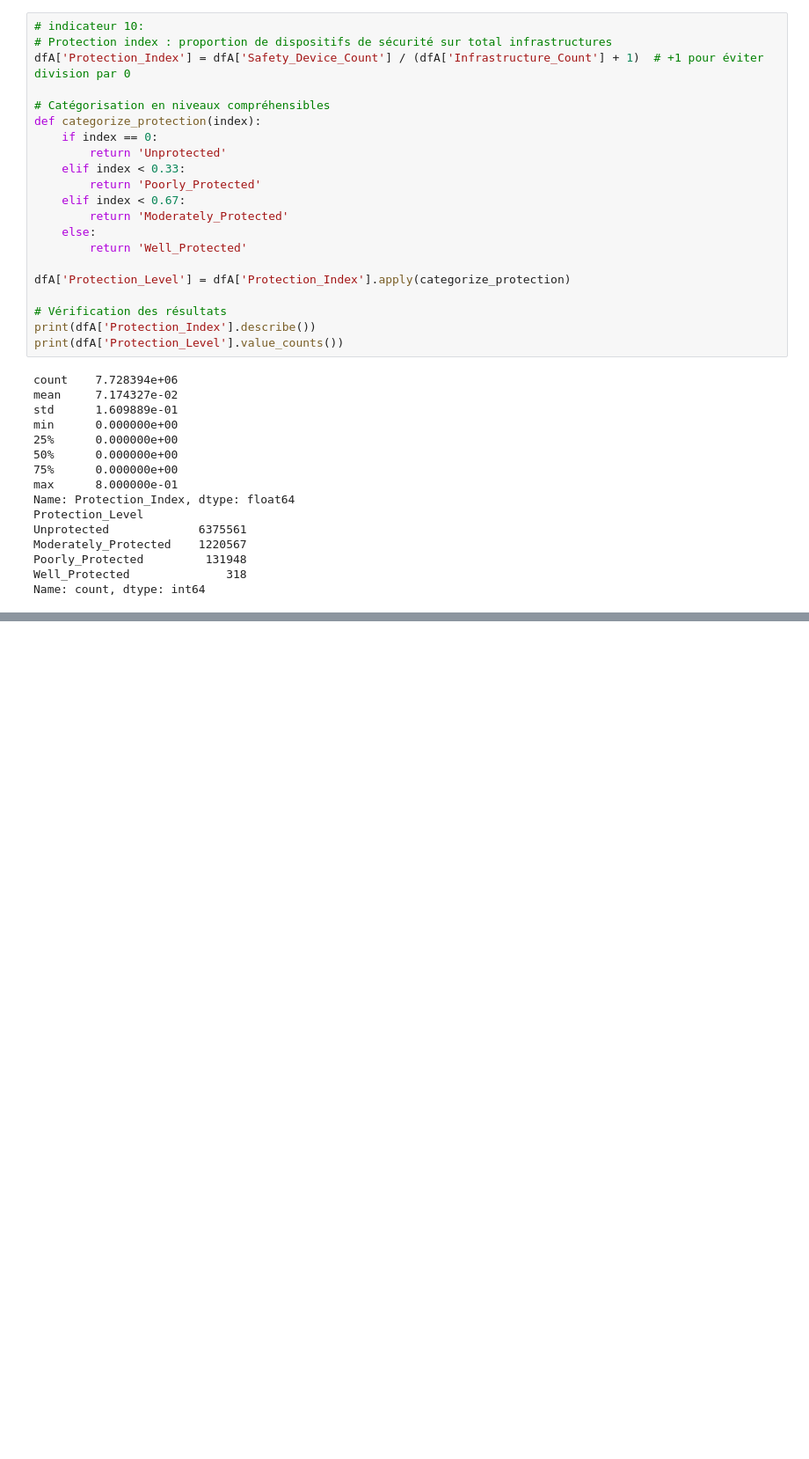
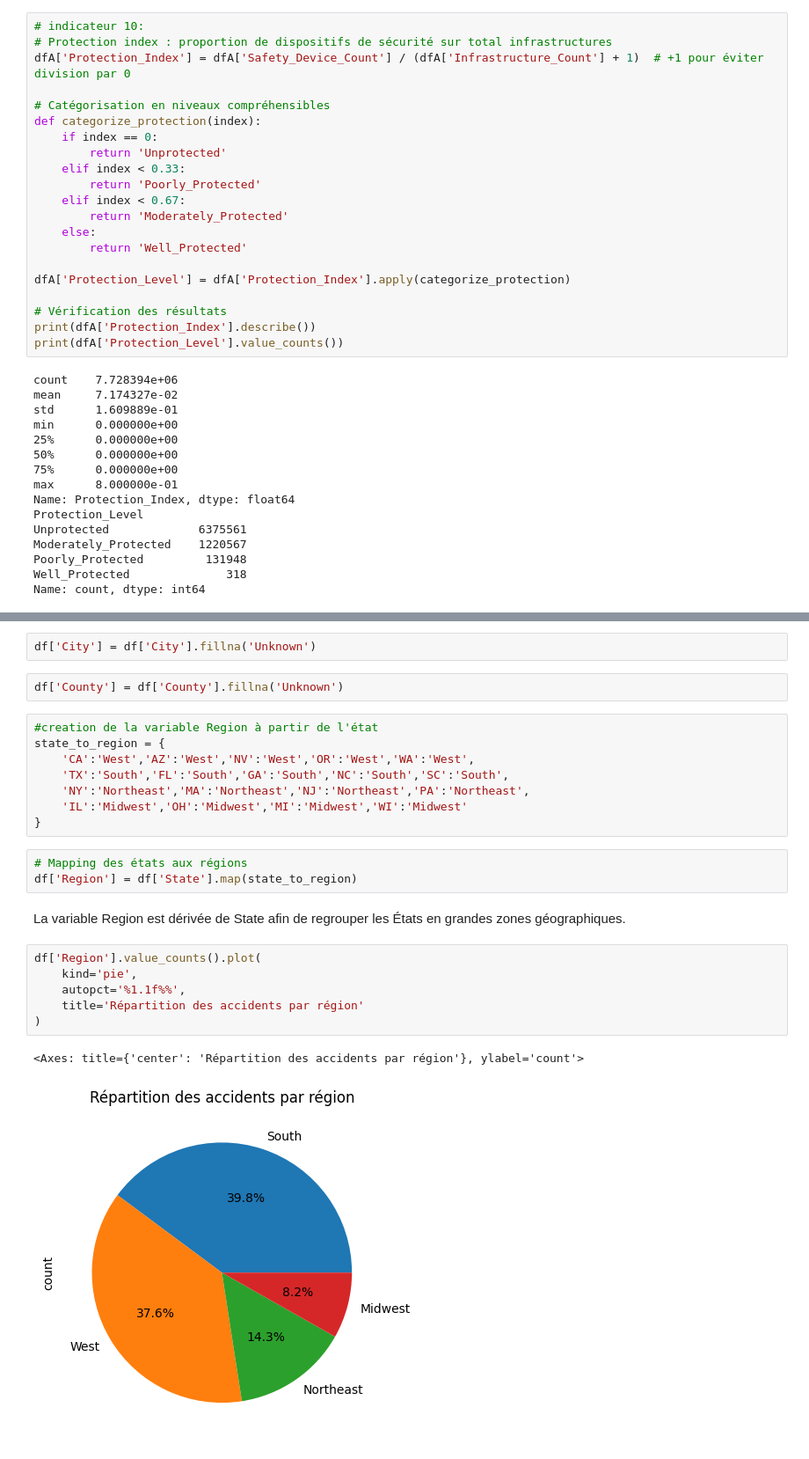
Before and after one commit to zinebettahery/US-Accidents, a Jupyter notebook: notebooks/EDA.ipynb, the cells around one changed output, grey strips where cells are left out. Shown at 88% size. Cells and saved outputs as stored; diff of their text form; blank space fills up the shorter version.

```diff
--- a/notebooks/EDA.ipynb
+++ b/notebooks/EDA.ipynb
@@ -2196,0 +2298,26 @@ Name: count, dtype: int64
+# %%
+df['City'] = df['City'].fillna('Unknown')
+# %%
+df['County'] = df['County'].fillna('Unknown')
+# %%
+#creation de la variable Region à partir de l'état
+state_to_region = {
+    'CA':'West','AZ':'West','NV':'West','OR':'West','WA':'West',
+    'TX':'South','FL':'South','GA':'South','NC':'South','SC':'South',
+    'NY':'Northeast','MA':'Northeast','NJ':'Northeast','PA':'Northeast',
+    'IL':'Midwest','OH':'Midwest','MI':'Midwest','WI':'Midwest'
+}
+# %%
+# Mapping des états aux régions
+df['Region'] = df['State'].map(state_to_region)
+# %% [markdown]
+La variable Region est dérivée de State afin de regrouper les États en grandes zones géographiques.
+# %%
+df['Region'].value_counts().plot(
+    kind='pie',
+    autopct='%1.1f%%',
+    title='Répartition des accidents par région'
+)
+# %% [output]
+<Axes: title={'center': 'Répartition des accidents par région'}, ylabel='count'>
+[figure, added]
```
Also changed, not shown: parts of 18 cells of this notebook.
